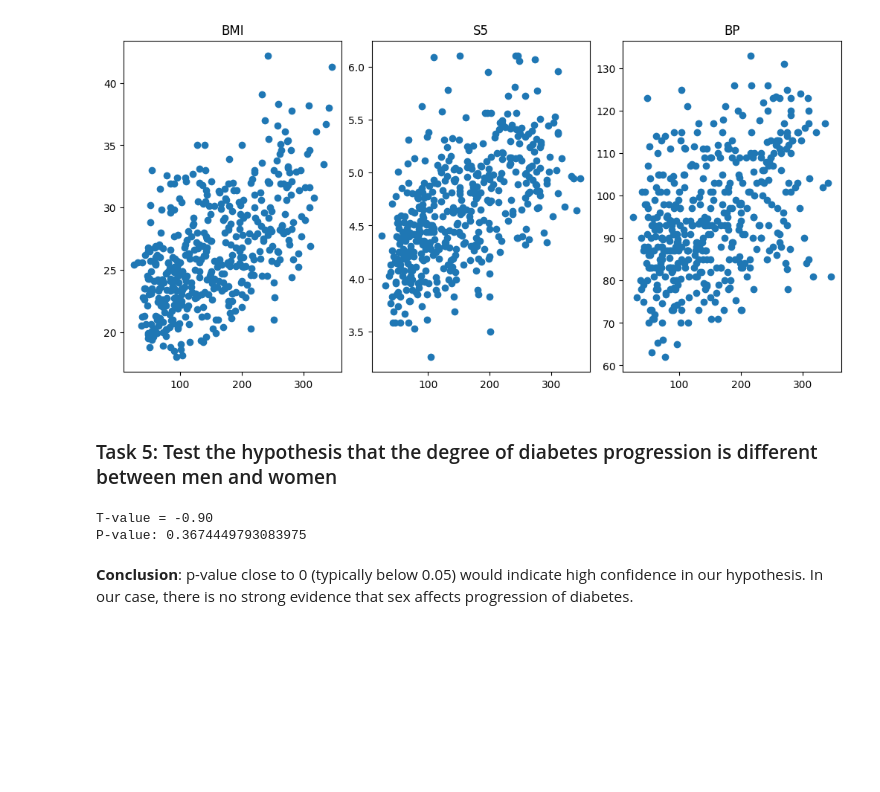
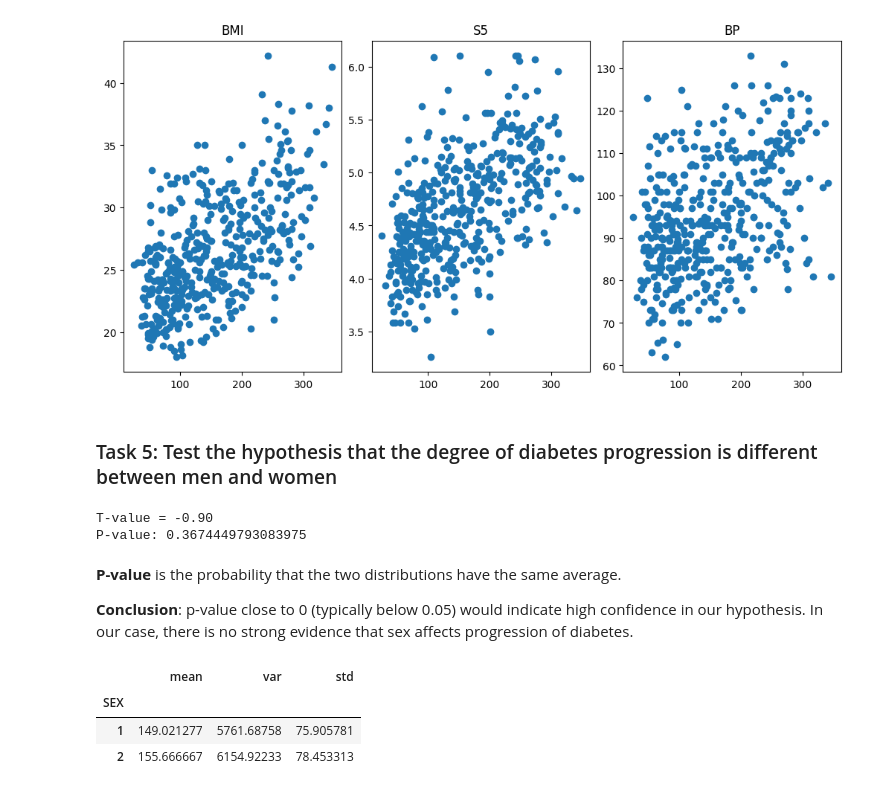
Before and after one commit to nkmile64/Data-Science-For-Beginners, a Jupyter notebook: 1-Introduction/04-stats-and-probability/assignment.ipynb, the cells around one changed output. Cells and saved outputs as stored; diff of their text form; code cells hidden in the pictures; blank space fills up the shorter version.

```diff
--- a/1-Introduction/04-stats-and-probability/assignment.ipynb
+++ b/1-Introduction/04-stats-and-probability/assignment.ipynb
@@ -136,4 +136,13 @@ print(f"T-value = {tval[0]:.2f}\nP-value: {pval[0]}")
 T-value = -0.90
 P-value: 0.3674449793083975
 # %% [markdown]
+**P-value** is the probability that the two distributions have the same average.
+
 **Conclusion**: p-value close to 0 (typically below 0.05) would indicate high confidence in our hypothesis. In our case, there is no strong evidence that sex affects progression of diabetes.
+# %%
+df.groupby("SEX")["Y"].agg(["mean", "var", "std"])
+# %% [output]
+|  | mean | var | std |
+| SEX |  |  |  |
+| 1 | 149.021277 | 5761.68758 | 75.905781 |
+| 2 | 155.666667 | 6154.92233 | 78.453313 |
```
Also changed, not shown: 5 other files.
